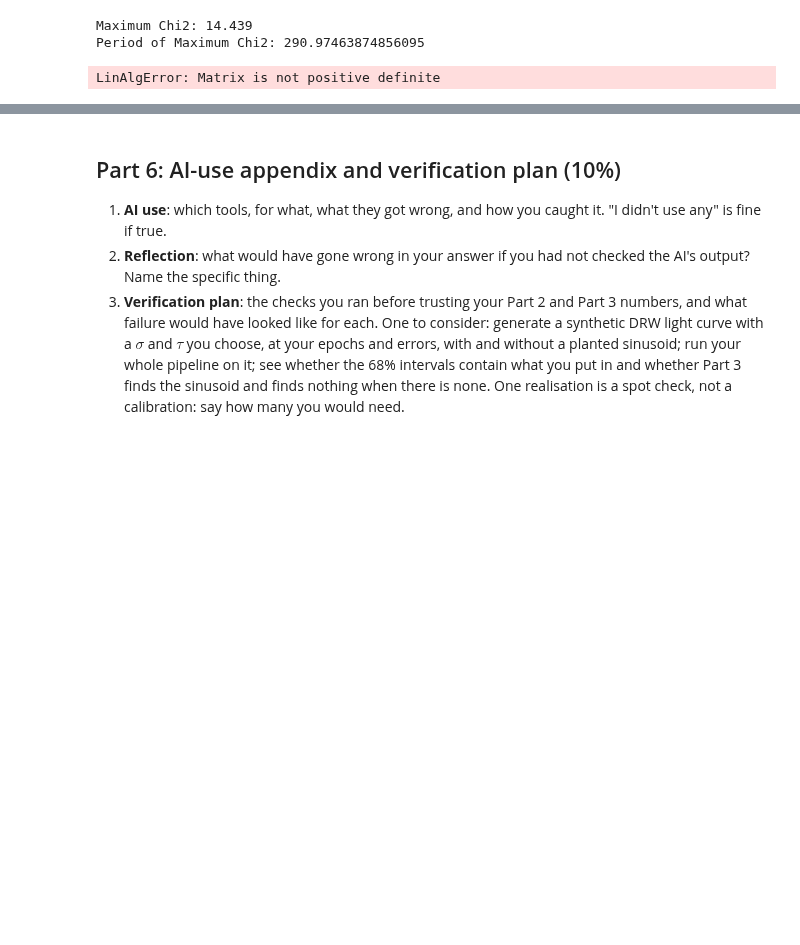
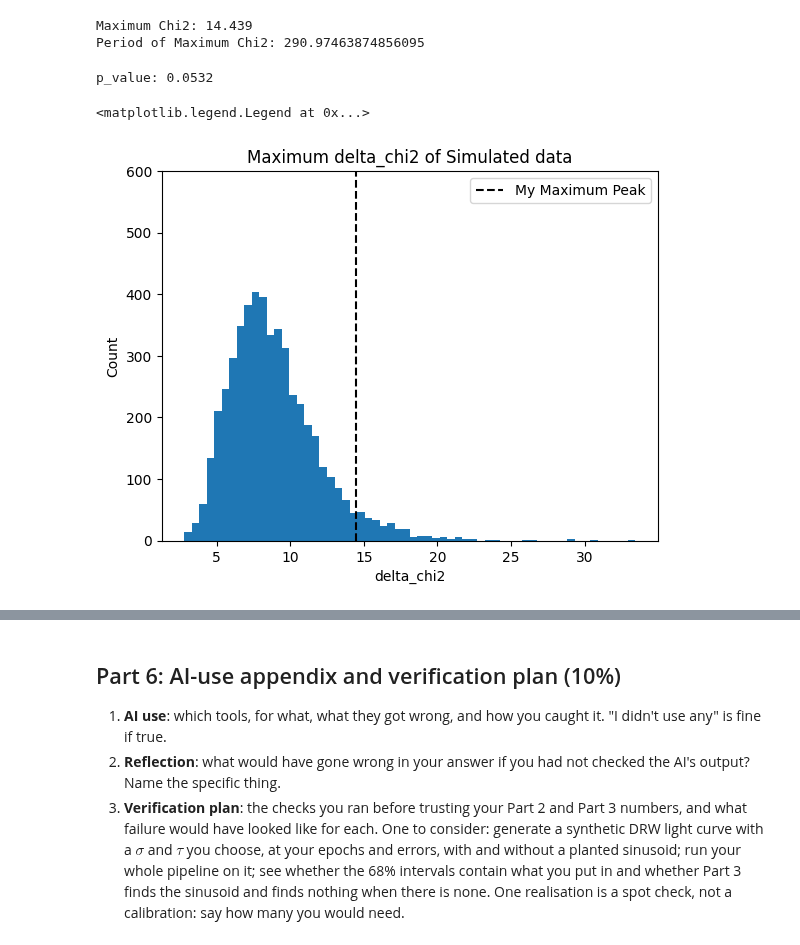
Before and after one commit to benh7-max/ast457_2026_Fall, a Jupyter notebook: submissions/benh7/lab07.ipynb, the cells around one changed output, grey strips where cells are left out. Cells and saved outputs as stored; diff of their text form; code cells hidden in the pictures; blank space fills up the shorter version.

```diff
--- a/submissions/benh7/lab07.ipynb
+++ b/submissions/benh7/lab07.ipynb
@@ -1108,8 +1138,8 @@ t_new = mjd - min_t
 # %%
 start_new = []
 
-for i in range(10):
-    for j in range(10):
+for i in range(4):
+    for j in range(4):
         start_new.append([np.mean(mag), np.log(sigma_start[i]), np.log(tau_start[j]) ] )
 
 results_new = []
@@ -1134,5 +1164,5 @@ print(results_new[idx_new])
 # %%
-mu_new = results_new[idx_new][0]
+mu_new = np.mean(mag)
 sigma_new = np.exp(results_new[idx_new][1])
 tau_new = np.exp(results_new[idx_new][2])
 # %%
@@ -1167,17 +1197,14 @@ print(f'Period of Maximum Chi2: {max_P}')
 Maximum Chi2: 14.439
 Period of Maximum Chi2: 290.97463874856095
 # %%
-K_new = (sigma_new**2 * np.exp(-np.abs(t_new[:, None] - t_new[None, :])/tau_new))
+K_new = (sigma_new**2 * np.exp(-np.abs(t_new[:, None] - t_new[None, :])/tau_new)) + np.diag(merr**2)
 L_new = np.linalg.cholesky(K_new)
-z = rng.normal(0, 1, len(t_new))
-# %% [output]
-LinAlgError: Matrix is not positive definite
 # %%
 P_sim = np.linspace(20, T_new/2, 100)
 delta_chi2_lst = []
 for i in range(5000):
 
-    z = rng.normal(0, 1, len(t_new))
+    z_new = rng.normal(0, 1, len(t_new))
     signal = mu_new + L_new @ z_new
     noise = rng.normal(0, merr)
 
@@ -1192,7 +1219,7 @@ for i in range(5000):
 
     for P in P_sim:
 
-        X = np.column_stack([np.ones(len(t_new)), np.cos(2*np.pi*t/P), np.sin(2*np.pi*t/P)])
+        X = np.column_stack([np.ones(len(t_new)), np.cos(2*np.pi*t_new/P), np.sin(2*np.pi*t_new/P)])
         theta = (np.linalg.inv(X.T @ Cinv @ X) @ (X.T @ Cinv @ y_sim2))
         res = y_sim2 - X @ theta
         chi2 = (res.T @ Cinv @ res)
@@ -1205,13 +1232,18 @@ delta_chi2_lst = np.array(delta_chi2_lst)
 
 chi_mask = ( np.max(chi_lst) < delta_chi2_lst)
 print(f'p_value: {len(delta_chi2_lst[chi_mask]) / len(delta_chi2_lst)}')
+# %% [output]
+p_value: 0.0532
 # %%
 plt.hist(delta_chi2_lst, bins = 60)
 plt.title('Maximum delta_chi2 of Simulated data')
 plt.xlabel('delta_chi2')
 plt.ylabel('Count')
 
-plt.vlines(np.max(chi_lst), ymin = 0, ymax = 500, color = 'black', linestyle = '--', label = 'My Maximum Peak')
+plt.vlines(np.max(chi_lst), ymin = 0, ymax = 650, color = 'black', linestyle = '--', label = 'My Maximum Peak')
 
-plt.ylim([0, 450])
+plt.ylim([0, 600])
 plt.legend()
+# %% [output]
+<matplotlib.legend.Legend at 0x...>
+[figure, added]
```
Also changed, not shown: parts of 37 cells of this notebook.
